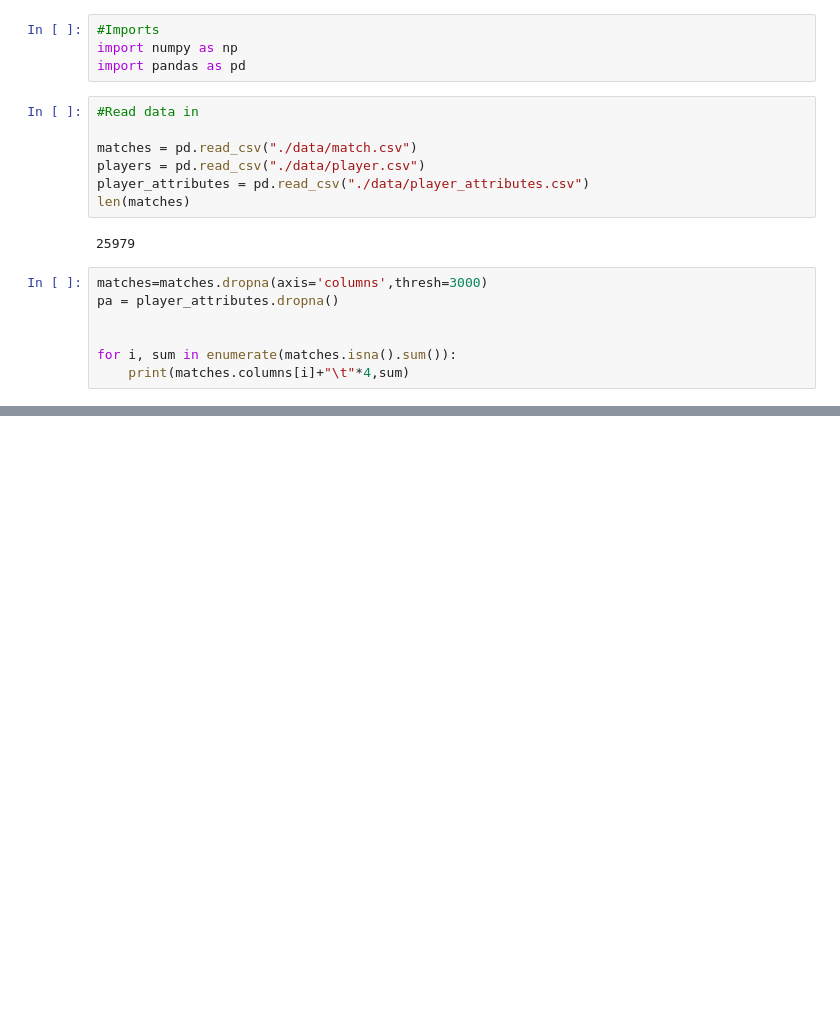
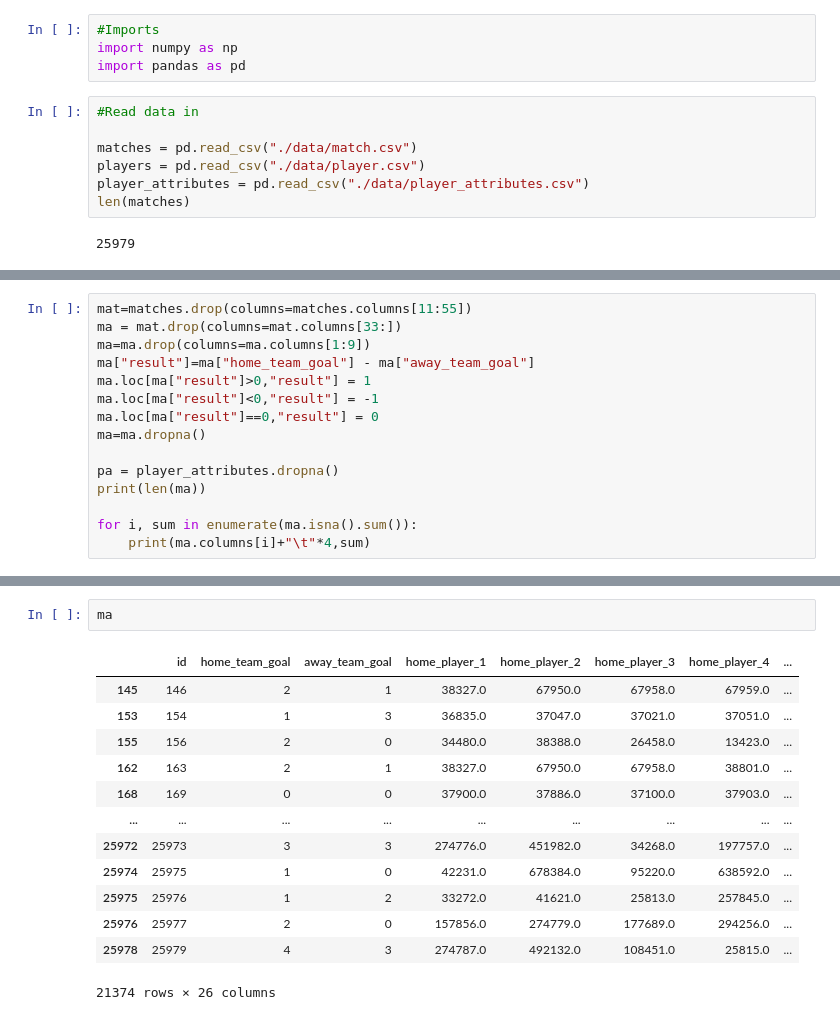
Before and after one commit to mathiasare/IdsSoccerPredictionsProject, a Jupyter notebook: dataPreparationM1.ipynb, the cells around one changed output, grey strips where cells are left out. Saved outputs shown, nothing was run; the diff lists cells and outputs as text; blank space fills up the shorter version.

```diff
--- a/dataPreparationM1.ipynb
+++ b/dataPreparationM1.ipynb
@@ -11,10 +11,3 @@ player_attributes = pd.read_csv("./data/player_attributes.csv")
 len(matches)
 # %% [output]
 25979
-# %%
-matches=matches.dropna(axis='columns',thresh=3000)
-pa = player_attributes.dropna()
-
-
-for i, sum in enumerate(matches.isna().sum()):
-    print(matches.columns[i]+"\t"*4,sum)
@@ -38,0 +18,15 @@ BSA                              11818
+# %%
+mat=matches.drop(columns=matches.columns[11:55])
+ma = mat.drop(columns=mat.columns[33:])
+ma=ma.drop(columns=ma.columns[1:9])
+ma["result"]=ma["home_team_goal"] - ma["away_team_goal"]
+ma.loc[ma["result"]>0,"result"] = 1
+ma.loc[ma["result"]<0,"result"] = -1
+ma.loc[ma["result"]==0,"result"] = 0
+ma=ma.dropna()
+
+pa = player_attributes.dropna()
+print(len(ma))
+
+for i, sum in enumerate(ma.isna().sum()):
+    print(ma.columns[i]+"\t"*4,sum)
@@ -38,0 +51,16 @@ BSA                              11818
+# %%
+ma
+# %% [output]
+|  | id | home_team_goal | away_team_goal | home_player_1 | home_player_2 | home_player_3 | home_player_4 | ... |
+| 145 | 146 | 2 | 1 | 38327.0 | 67950.0 | 67958.0 | 67959.0 | ... |
+| 153 | 154 | 1 | 3 | 36835.0 | 37047.0 | 37021.0 | 37051.0 | ... |
+| 155 | 156 | 2 | 0 | 34480.0 | 38388.0 | 26458.0 | 13423.0 | ... |
+| 162 | 163 | 2 | 1 | 38327.0 | 67950.0 | 67958.0 | 38801.0 | ... |
+| 168 | 169 | 0 | 0 | 37900.0 | 37886.0 | 37100.0 | 37903.0 | ... |
+| ... | ... | ... | ... | ... | ... | ... | ... | ... |
+| 25972 | 25973 | 3 | 3 | 274776.0 | 451982.0 | 34268.0 | 197757.0 | ... |
+| 25974 | 25975 | 1 | 0 | 42231.0 | 678384.0 | 95220.0 | 638592.0 | ... |
+| 25975 | 25976 | 1 | 2 | 33272.0 | 41621.0 | 25813.0 | 257845.0 | ... |
+| 25976 | 25977 | 2 | 0 | 157856.0 | 274779.0 | 177689.0 | 294256.0 | ... |
+| 25978 | 25979 | 4 | 3 | 274787.0 | 492132.0 | 108451.0 | 25815.0 | ... |
+21374 rows × 26 columns
```
Also changed, not shown: parts of 18 cells of this notebook, 5 other files.
